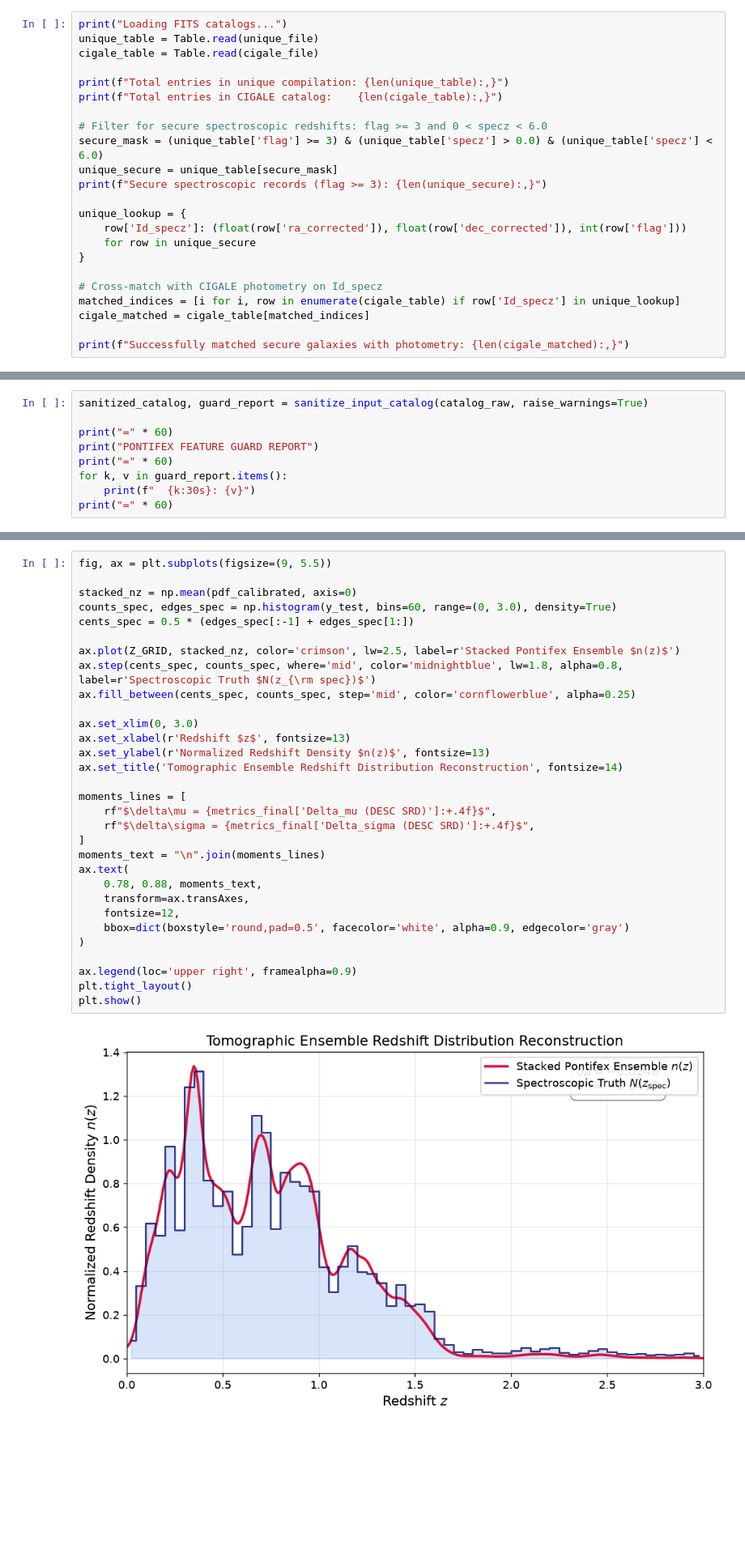
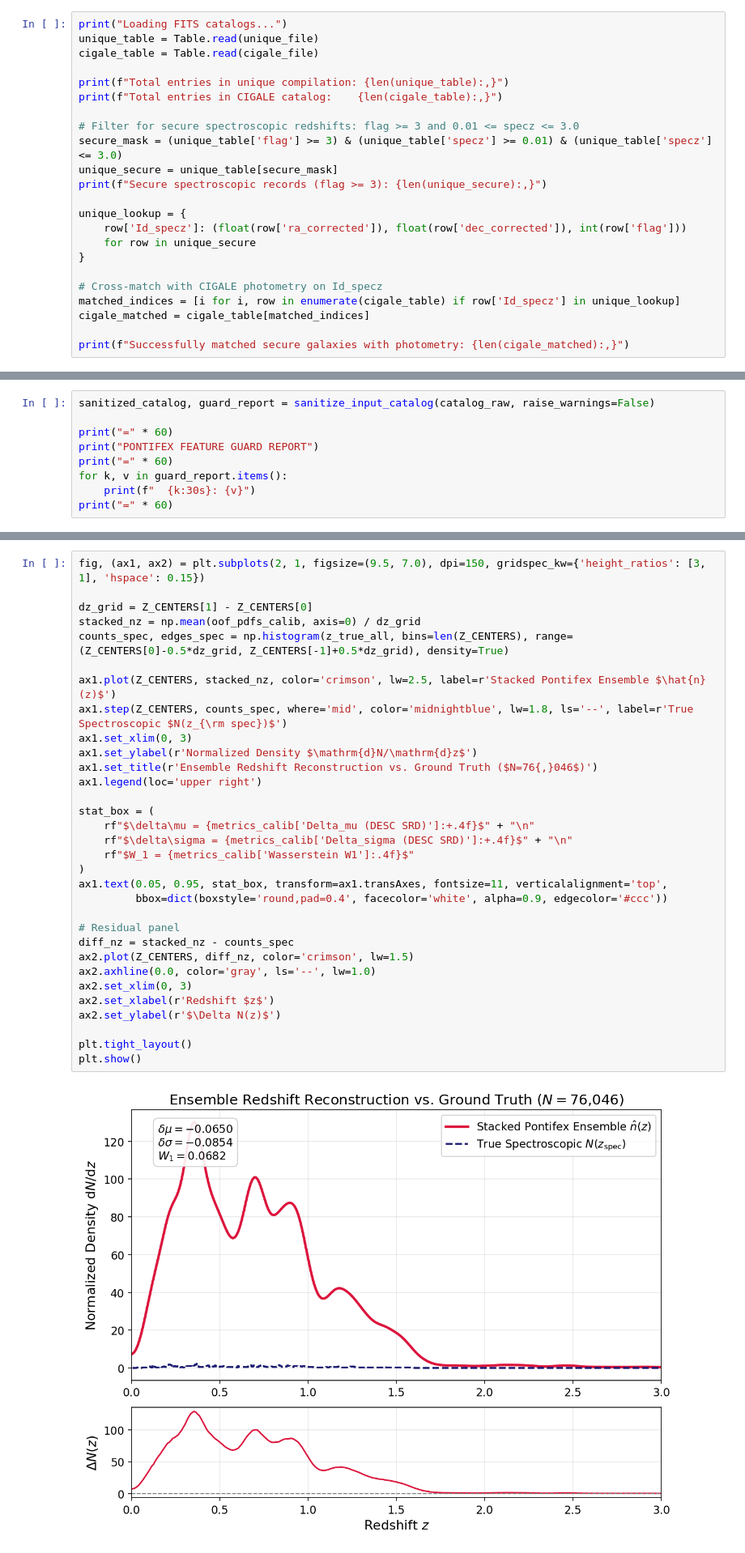
Before and after one commit to mardom/DDFpz, a Jupyter notebook: notebooks/specz_compilation_photoz_pipeline.ipynb, the cells around one changed output, grey strips where cells are left out. Shown at 81% size. Cells and saved outputs as stored; diff of their text form; blank space fills up the shorter version.

```diff
--- a/notebooks/specz_compilation_photoz_pipeline.ipynb
+++ b/notebooks/specz_compilation_photoz_pipeline.ipynb
@@ -129,8 +133,8 @@ cigale_table = Table.read(cigale_file)
 print(f"Total entries in unique compilation: {len(unique_table):,}")
 print(f"Total entries in CIGALE catalog:    {len(cigale_table):,}")
 
-# Filter for secure spectroscopic redshifts: flag >= 3 and 0 < specz < 6.0
-secure_mask = (unique_table['flag'] >= 3) & (unique_table['specz'] > 0.0) & (unique_table['specz'] < 6.0)
+# Filter for secure spectroscopic redshifts: flag >= 3 and 0.01 <= specz <= 3.0
+secure_mask = (unique_table['flag'] >= 3) & (unique_table['specz'] >= 0.01) & (unique_table['specz'] <= 3.0)
 unique_secure = unique_table[secure_mask]
 print(f"Secure spectroscopic records (flag >= 3): {len(unique_secure):,}")
 
@@ -210,7 +214,7 @@ Redshift range: z_min = 0.000, z_max = 5.995, z_median = 0.676
 ## 4. Pontifex Feature Guard & Input Protection
 The `pontifex.core.sanitize_input_catalog` guard validates and sanitizes input data without altering IDs or true redshifts.
 # %%
-sanitized_catalog, guard_report = sanitize_input_catalog(catalog_raw, raise_warnings=True)
+sanitized_catalog, guard_report = sanitize_input_catalog(catalog_raw, raise_warnings=False)
 
 print("=" * 60)
 print("PONTIFEX FEATURE GUARD REPORT")
@@ -1017,33 +794,34 @@ m spec})$.
 # %%
-fig, ax = plt.subplots(figsize=(9, 5.5))
+fig, (ax1, ax2) = plt.subplots(2, 1, figsize=(9.5, 7.0), dpi=150, gridspec_kw={'height_ratios': [3, 1], 'hspace': 0.15})
 
-stacked_nz = np.mean(pdf_calibrated, axis=0)
-counts_spec, edges_spec = np.histogram(y_test, bins=60, range=(0, 3.0), density=True)
-cents_spec = 0.5 * (edges_spec[:-1] + edges_spec[1:])
+dz_grid = Z_CENTERS[1] - Z_CENTERS[0]
+stacked_nz = np.mean(oof_pdfs_calib, axis=0) / dz_grid
+counts_spec, edges_spec = np.histogram(z_true_all, bins=len(Z_CENTERS), range=(Z_CENTERS[0]-0.5*dz_grid, Z_CENTERS[-1]+0.5*dz_grid), density=True)
 
-ax.plot(Z_GRID, stacked_nz, color='crimson', lw=2.5, label=r'Stacked Pontifex Ensemble $n(z)$')
-ax.step(cents_spec, counts_spec, where='mid', color='midnightblue', lw=1.8, alpha=0.8, label=r'Spectroscopic Truth $N(z_{\rm spec})$')
-ax.fill_between(cents_spec, counts_spec, step='mid', color='cornflowerblue', alpha=0.25)
+ax1.plot(Z_CENTERS, stacked_nz, color='crimson', lw=2.5, label=r'Stacked Pontifex Ensemble $\hat{n}(z)$')
+ax1.step(Z_CENTERS, counts_spec, where='mid', color='midnightblue', lw=1.8, ls='--', label=r'True Spectroscopic $N(z_{\rm spec})$')
+ax1.set_xlim(0, 3)
+ax1.set_ylabel(r'Normalized Density $\mathrm{d}N/\mathrm{d}z$')
+ax1.set_title(r'Ensemble Redshift Reconstruction vs. Ground Truth ($N=76{,}046$)')
+ax1.legend(loc='upper right')
 
-ax.set_xlim(0, 3.0)
-ax.set_xlabel(r'Redshift $z$', fontsize=13)
-ax.set_ylabel(r'Normalized Redshift Density $n(z)$', fontsize=13)
-ax.set_title('Tomographic Ensemble Redshift Distribution Reconstruction', fontsize=14)
+stat_box = (
+    rf"$\delta\mu = {metrics_calib['Delta_mu (DESC SRD)']:+.4f}$" + "\n"
+    rf"$\delta\sigma = {metrics_calib['Delta_sigma (DESC SRD)']:+.4f}$" + "\n"
+    rf"$W_1 = {metrics_calib['Wasserstein W1']:.4f}$"
+)
+ax1.text(0.05, 0.95, stat_box, transform=ax1.transAxes, fontsize=11, verticalalignment='top',
+         bbox=dict(boxstyle='round,pad=0.4', facecolor='white', alpha=0.9, edgecolor='#ccc'))
 
-moments_lines = [
-    rf"$\delta\mu = {metrics_final['Delta_mu (DESC SRD)']:+.4f}$",
-    rf"$\delta\sigma = {metrics_final['Delta_sigma (DESC SRD)']:+.4f}$",
-]
-moments_text = "\n".join(moments_lines)
-ax.text(
-    0.78, 0.88, moments_text,
-    transform=ax.transAxes,
-    fontsize=12,
-    bbox=dict(boxstyle='round,pad=0.5', facecolor='white', alpha=0.9, edgecolor='gray')
-)
+# Residual panel
+diff_nz = stacked_nz - counts_spec
+ax2.plot(Z_CENTERS, diff_nz, color='crimson', lw=1.5)
+ax2.axhline(0.0, color='gray', ls='--', lw=1.0)
+ax2.set_xlim(0, 3)
+ax2.set_xlabel(r'Redshift $z$')
+ax2.set_ylabel(r'$\Delta N(z)$')
 
-ax.legend(loc='upper right', framealpha=0.9)
 plt.tight_layout()
 plt.show()
 # %% [output]
-[figure, old version]
+[figure, new version]
```
Also changed, not shown: parts of 39 cells of this notebook, 1 other file.
